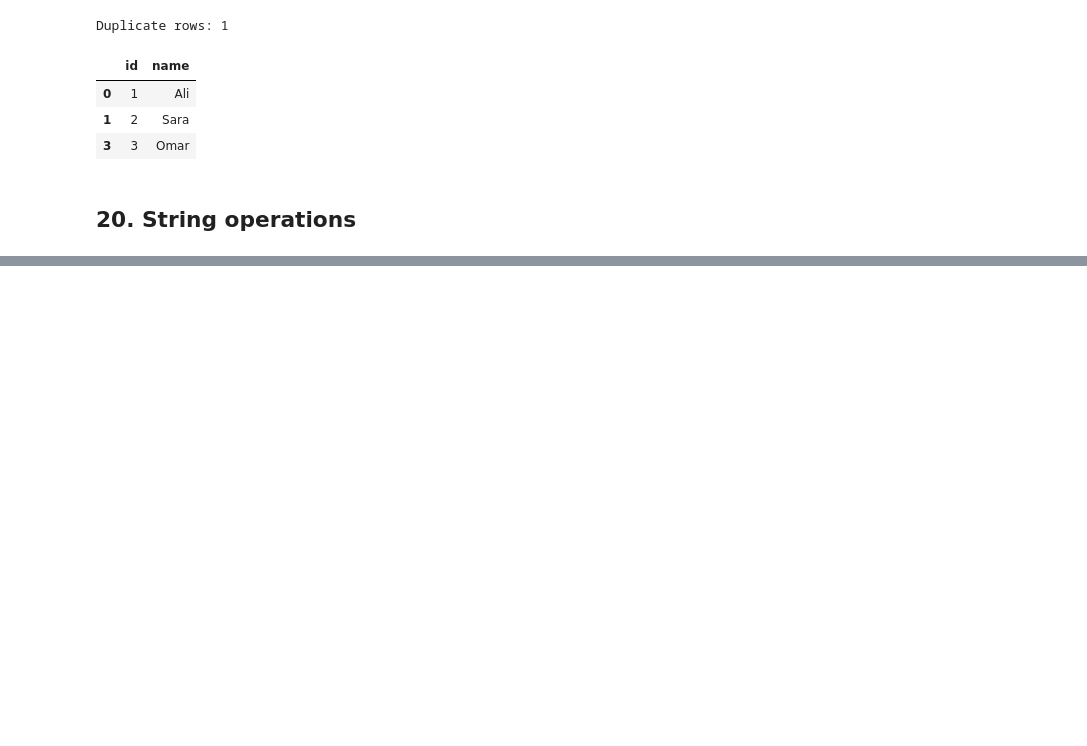
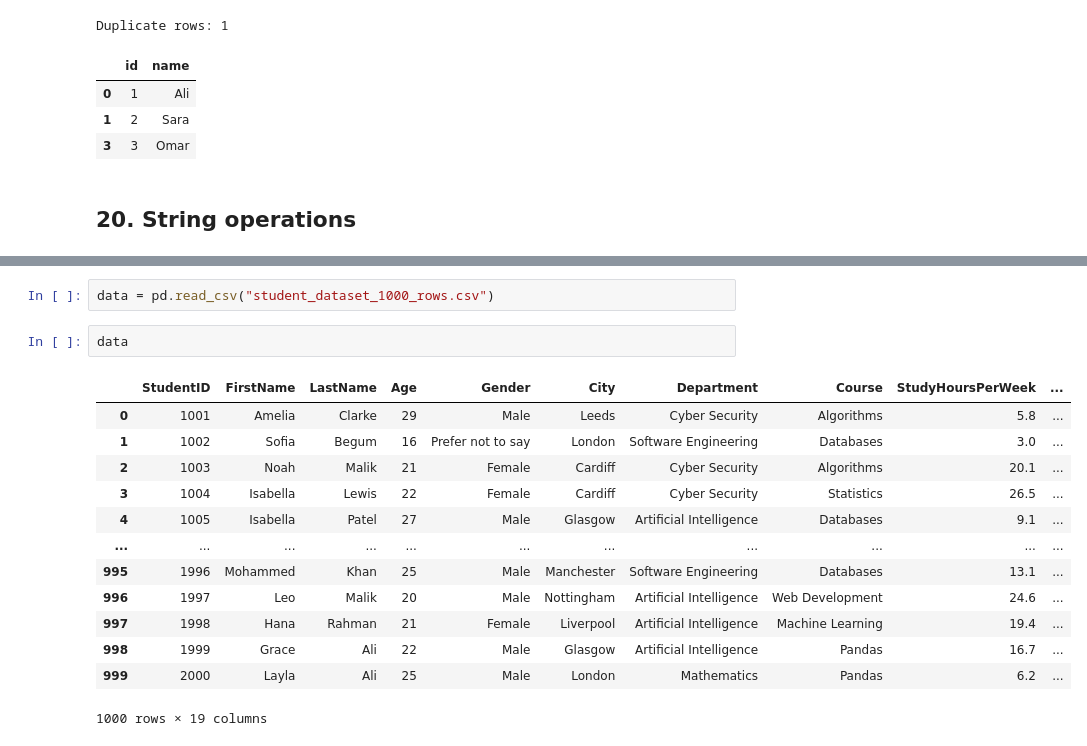
Before and after one commit to mirzajamalnasir750/Python, a Jupyter notebook: PANDAS.ipynb, the cells around one changed output, grey strips where cells are left out. Drawn from its saved outputs; the diff is of its cells as text; blank space fills up the shorter version.

Commit message:
Add Pandas student dataset practice

```diff
--- a/PANDAS.ipynb
+++ b/PANDAS.ipynb
@@ -663,0 +381,18 @@ Practise using `.loc` for label-based selection, `.iloc` for position-based sele
+# %%
+data = pd.read_csv("student_dataset_1000_rows.csv")
+# %%
+data
+# %% [output]
+|  | StudentID | FirstName | LastName | Age | Gender | City | Department | Course | StudyHoursPerWeek | ... |
+| 0 | 1001 | Amelia | Clarke | 29 | Male | Leeds | Cyber Security | Algorithms | 5.8 | ... |
+| 1 | 1002 | Sofia | Begum | 16 | Prefer not to say | London | Software Engineering | Databases | 3.0 | ... |
+| 2 | 1003 | Noah | Malik | 21 | Female | Cardiff | Cyber Security | Algorithms | 20.1 | ... |
+| 3 | 1004 | Isabella | Lewis | 22 | Female | Cardiff | Cyber Security | Statistics | 26.5 | ... |
+| 4 | 1005 | Isabella | Patel | 27 | Male | Glasgow | Artificial Intelligence | Databases | 9.1 | ... |
+| ... | ... | ... | ... | ... | ... | ... | ... | ... | ... | ... |
+| 995 | 1996 | Mohammed | Khan | 25 | Male | Manchester | Software Engineering | Databases | 13.1 | ... |
+| 996 | 1997 | Leo | Malik | 20 | Male | Nottingham | Artificial Intelligence | Web Development | 24.6 | ... |
+| 997 | 1998 | Hana | Rahman | 21 | Female | Liverpool | Artificial Intelligence | Machine Learning | 19.4 | ... |
+| 998 | 1999 | Grace | Ali | 22 | Male | Glasgow | Artificial Intelligence | Pandas | 16.7 | ... |
+| 999 | 2000 | Layla | Ali | 25 | Male | London | Mathematics | Pandas | 6.2 | ... |
+1000 rows × 19 columns
```
Also changed, not shown: parts of 48 cells of this notebook.
